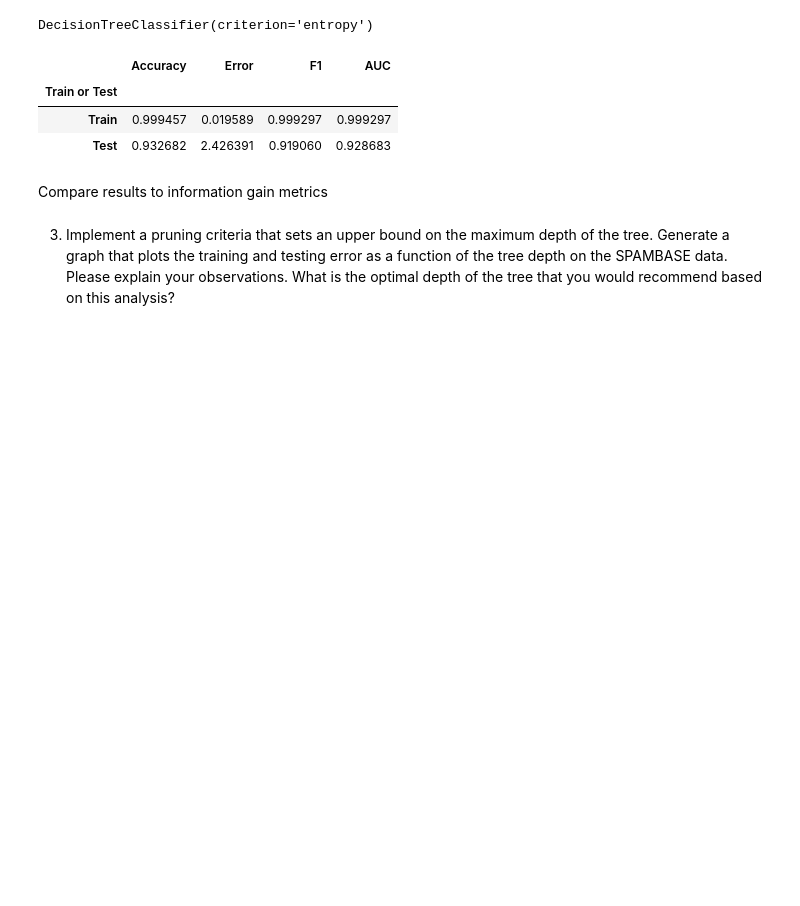
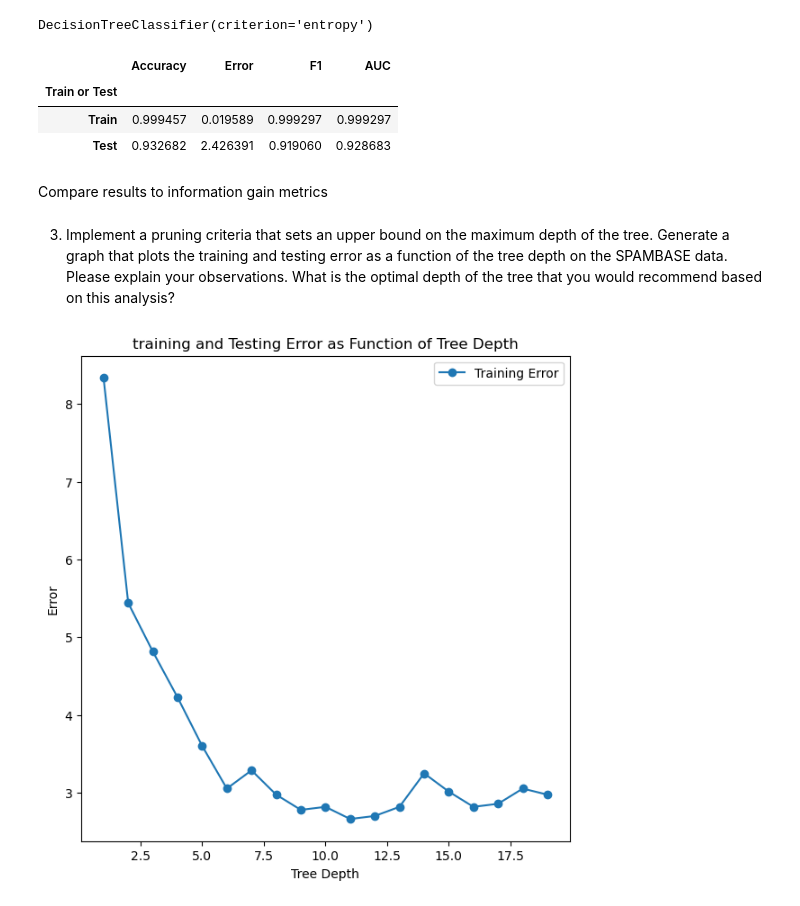
Before and after one commit to pponn/DS4400, a Jupyter notebook: HW4/problem1.ipynb, the cells around one changed output. Cells and saved outputs as stored; diff of their text form; code cells hidden in the pictures; blank space fills up the shorter version.

```diff
--- a/HW4/problem1.ipynb
+++ b/HW4/problem1.ipynb
@@ -115,3 +93,25 @@ Compare results to information gain metrics
 3. Implement a pruning criteria that sets an upper bound on the maximum depth of the tree. Generate a graph that plots the training and
 testing error as a function of the tree depth on the SPAMBASE data. Please explain your observations. What is the optimal depth of the
 tree that you would recommend based on this analysis?
+# %%
+training_errors = []
+testing_errors = []
+
+max_depths = range(1, 20)
+
+for depth in max_depths:
+    dt = tree.DecisionTreeClassifier(max_depth=depth)
+    dt.fit(X_train, y_train)
+    y_pred = dt.predict(X_test)
+
+    testing_errors.append(log_loss(y_test, y_pred))
+
+plt.figure(figsize=(7,7))
+plt.plot(max_depths, testing_errors, label='Training Error',  marker='o')
+plt.xlabel('Tree Depth')
+plt.ylabel('Error')
+plt.title('Training and Testing Error as Function of Tree Depth')
+plt.legend()
+plt.show()
+# %% [output]
+[figure, added]
```
Also changed, not shown: parts of 2 cells of this notebook.
